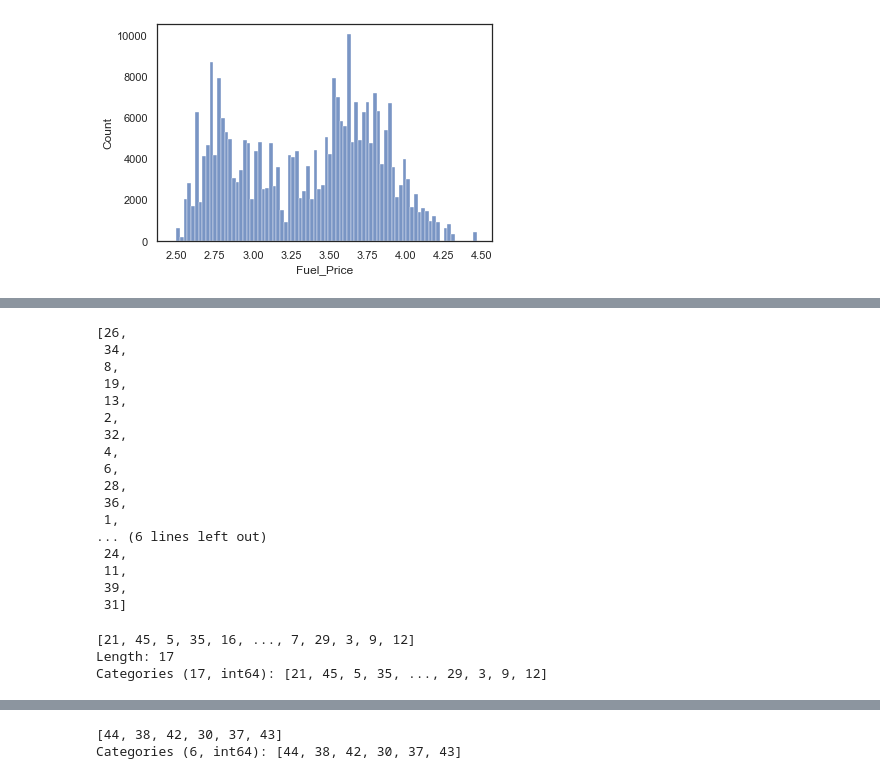
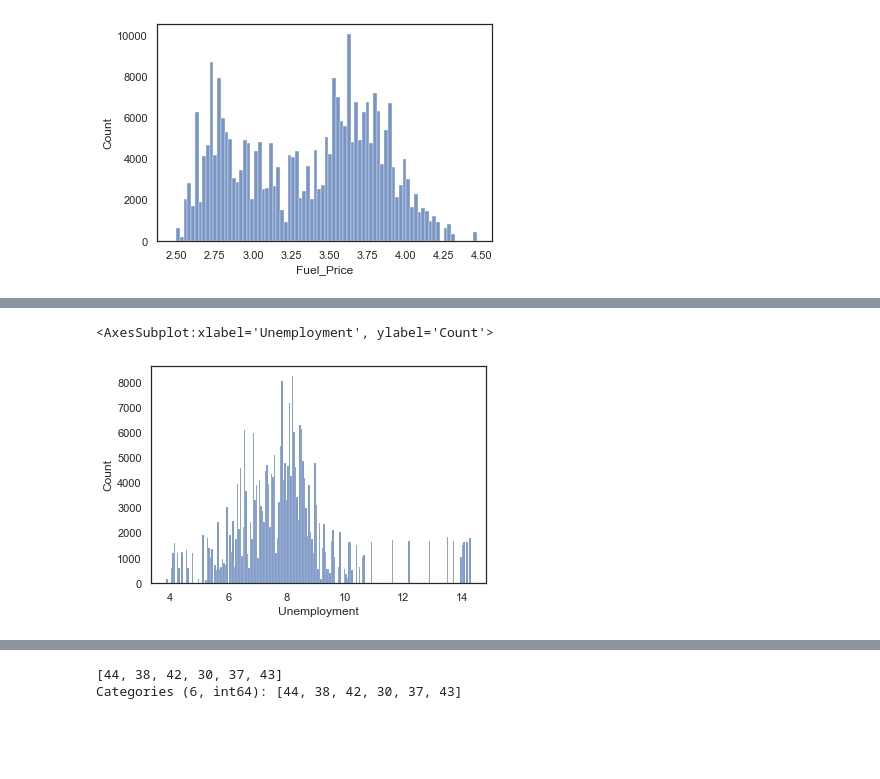
Before and after one commit to tmxkqotnl/project_mini_machine_learning_team_two, a Jupyter notebook: source/ssj_data_preprocessing(add).ipynb, the cells around one changed output, grey strips where cells are left out. Cells and saved outputs as stored; diff of their text form; code cells hidden in the pictures; blank space fills up the shorter version.

```diff
--- a/source/ssj_data_preprocessing(add).ipynb
+++ b/source/ssj_data_preprocessing(add).ipynb
@@ -601,26 +570,5 @@ sns.scatterplot(x=df['Type'], y=df['Store'])
-# %%
-df[df['Type']==0]['Store'].unique()
-# %% [output]
-[26,
- 34,
- 8,
- 19,
- 13,
- 2,
- 32,
- 4,
- 6,
- 28,
- 36,
- 1,
-... (6 lines left out)
- 24,
- 11,
- 39,
- 31]
-# %%
-df[df['Type']==1]['Store'].unique()
-# %% [output]
-[21, 45, 5, 35, 16, ..., 7, 29, 3, 9, 12]
-Length: 17
-Categories (17, int64): [21, 45, 5, 35, ..., 29, 3, 9, 12]
+# %%
+sns.histplot(df['Unemployment'])
+# %% [output]
+<AxesSubplot:xlabel='Unemployment', ylabel='Count'>
+[figure, added]
```
Also changed, not shown: parts of 11 cells of this notebook.
